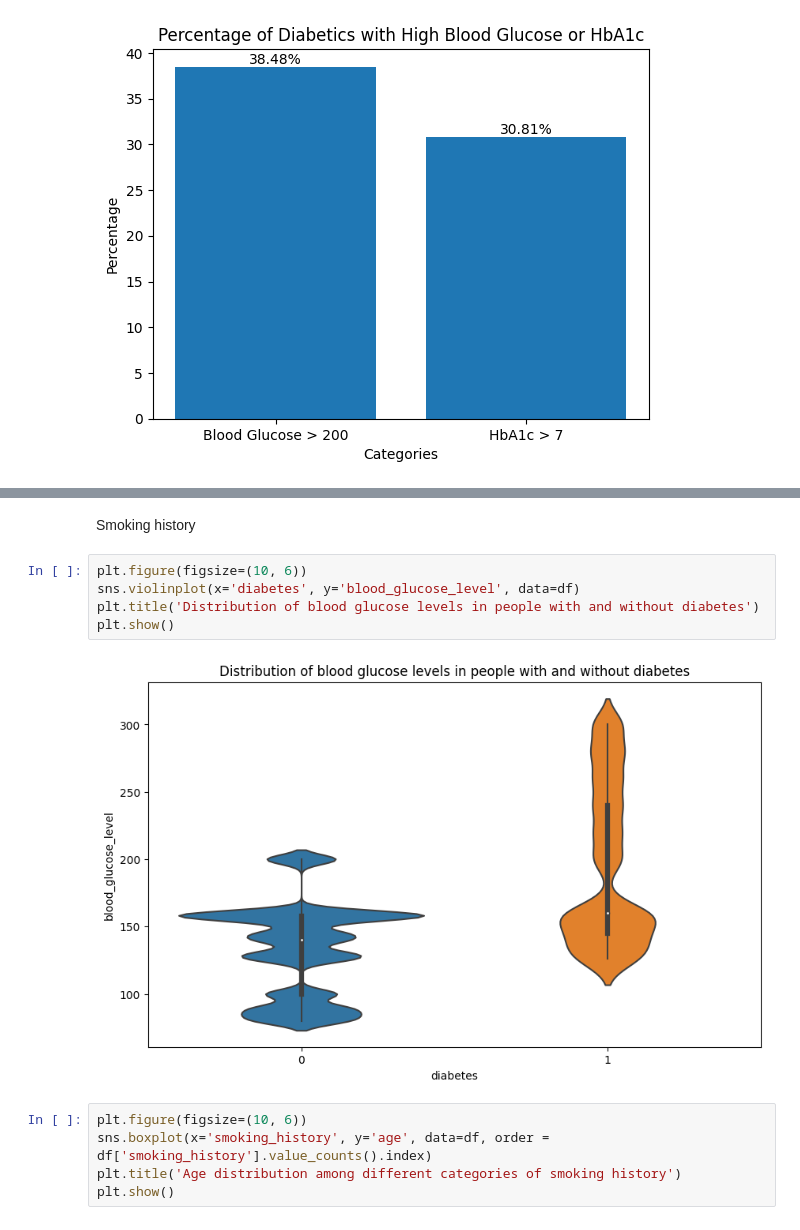
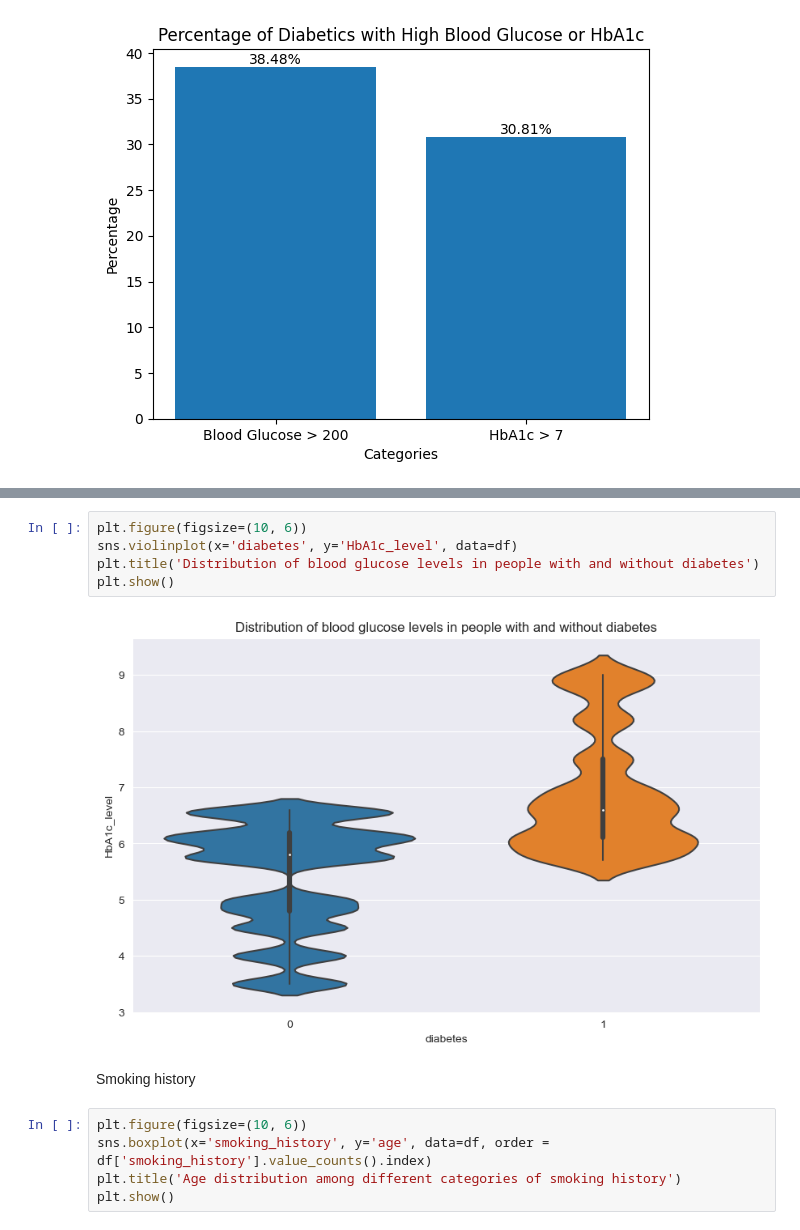
Before and after one commit to shirin-25/Python_labs, a Jupyter notebook: main.ipynb, the cells around one changed output, grey strips where cells are left out. Saved outputs shown, nothing was run; the diff lists cells and outputs as text.

```diff
--- a/main.ipynb
+++ b/main.ipynb
@@ -427,12 +448,12 @@ Percentage of individuals with HbA1c > 7 and blood glucose > 200: 100.00
+# %%
+plt.figure(figsize=(10, 6))
+sns.violinplot(x='diabetes', y='HbA1c_level', data=df)
+plt.title('Distribution of blood glucose levels in people with and without diabetes')
+plt.show()
+# %% [output]
+[figure, added]
 # %% [markdown]
 Smoking history
-# %%
-plt.figure(figsize=(10, 6))
-sns.violinplot(x='diabetes', y='blood_glucose_level', data=df)
-plt.title('Distribution of blood glucose levels in people with and without diabetes')
-plt.show()
-# %% [output]
-[figure, removed]
 # %%
 plt.figure(figsize=(10, 6))
 sns.boxplot(x='smoking_history', y='age', data=df, order = df['smoking_history'].value_counts().index)
```
Also changed, not shown: parts of 2 cells of this notebook, 1 other file.
